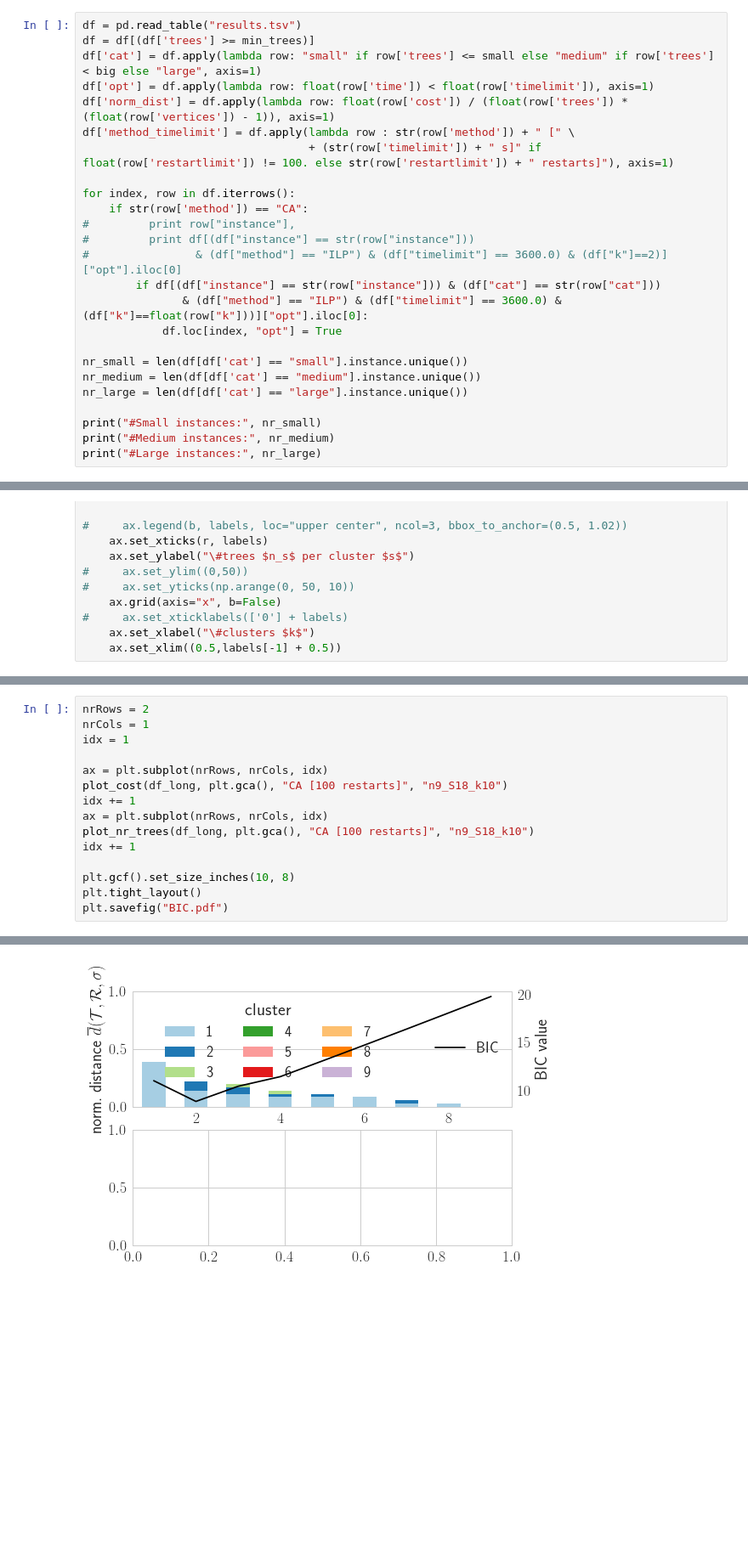
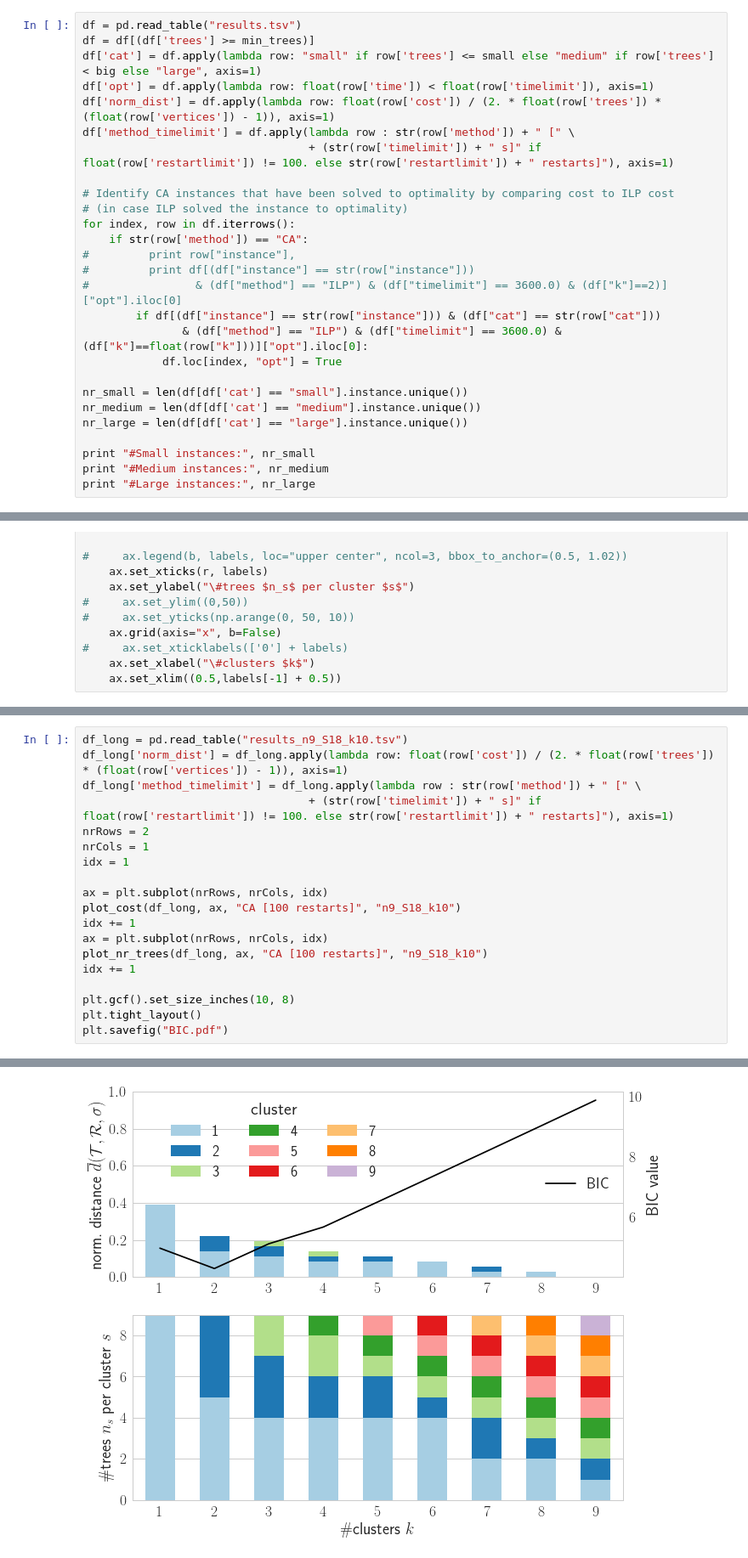
Before and after one commit to elkebir-group/MCT, a Jupyter notebook: analysis.ipynb, the cells around one changed output, grey strips where cells are left out. Shown at 85% size. Saved outputs shown, nothing was run; the diff lists cells and outputs as text; blank space fills up the shorter version.

```diff
--- a/analysis.ipynb
+++ b/analysis.ipynb
@@ -86,10 +96,12 @@ df = pd.read_table("results.tsv")
 df = df[(df['trees'] >= min_trees)]
 df['cat'] = df.apply(lambda row: "small" if row['trees'] <= small else "medium" if row['trees'] < big else "large", axis=1)
 df['opt'] = df.apply(lambda row: float(row['time']) < float(row['timelimit']), axis=1)
-df['norm_dist'] = df.apply(lambda row: float(row['cost']) / (float(row['trees']) * (float(row['vertices']) - 1)), axis=1)
+df['norm_dist'] = df.apply(lambda row: float(row['cost']) / (2. * float(row['trees']) * (float(row['vertices']) - 1)), axis=1)
 df['method_timelimit'] = df.apply(lambda row : str(row['method']) + " [" \
                                   + (str(row['timelimit']) + " s]" if float(row['restartlimit']) != 100. else str(row['restartlimit']) + " restarts]"), axis=1)
 
+# Identify CA instances that have been solved to optimality by comparing cost to ILP cost
+# (in case ILP solved the instance to optimality)
 for index, row in df.iterrows():
     if str(row['method']) == "CA":
 #         print row["instance"],
@@ -103,7 +115,7 @@ nr_small = len(df[df['cat'] == "small"].instance.unique())
 nr_medium = len(df[df['cat'] == "medium"].instance.unique())
 nr_large = len(df[df['cat'] == "large"].instance.unique())
 
-print("#Small instances:", nr_small)
-print("#Medium instances:", nr_medium)
-print("#Large instances:", nr_large)
+print "#Small instances:", nr_small
+print "#Medium instances:", nr_medium
+print "#Large instances:", nr_large
 # %% [output]
@@ -304,13 +227,17 @@ plt.tight_layout()
 # %%
+df_long = pd.read_table("results_n9_S18_k10.tsv")
+df_long['norm_dist'] = df_long.apply(lambda row: float(row['cost']) / (2. * float(row['trees']) * (float(row['vertices']) - 1)), axis=1)
+df_long['method_timelimit'] = df_long.apply(lambda row : str(row['method']) + " [" \
+                                  + (str(row['timelimit']) + " s]" if float(row['restartlimit']) != 100. else str(row['restartlimit']) + " restarts]"), axis=1)
 nrRows = 2
 nrCols = 1
 idx = 1
 
 ax = plt.subplot(nrRows, nrCols, idx)
-plot_cost(df_long, plt.gca(), "CA [100 restarts]", "n9_S18_k10")
+plot_cost(df_long, ax, "CA [100 restarts]", "n9_S18_k10")
 idx += 1
 ax = plt.subplot(nrRows, nrCols, idx)
-plot_nr_trees(df_long, plt.gca(), "CA [100 restarts]", "n9_S18_k10")
+plot_nr_trees(df_long, ax, "CA [100 restarts]", "n9_S18_k10")
 idx += 1
 
 plt.gcf().set_size_inches(10, 8)
@@ -321 +247 @@ KeyError: 'cat'
-[figure, old version]
+[figure, new version]
```
Also changed, not shown: parts of 39 cells of this notebook, 1 other file.
